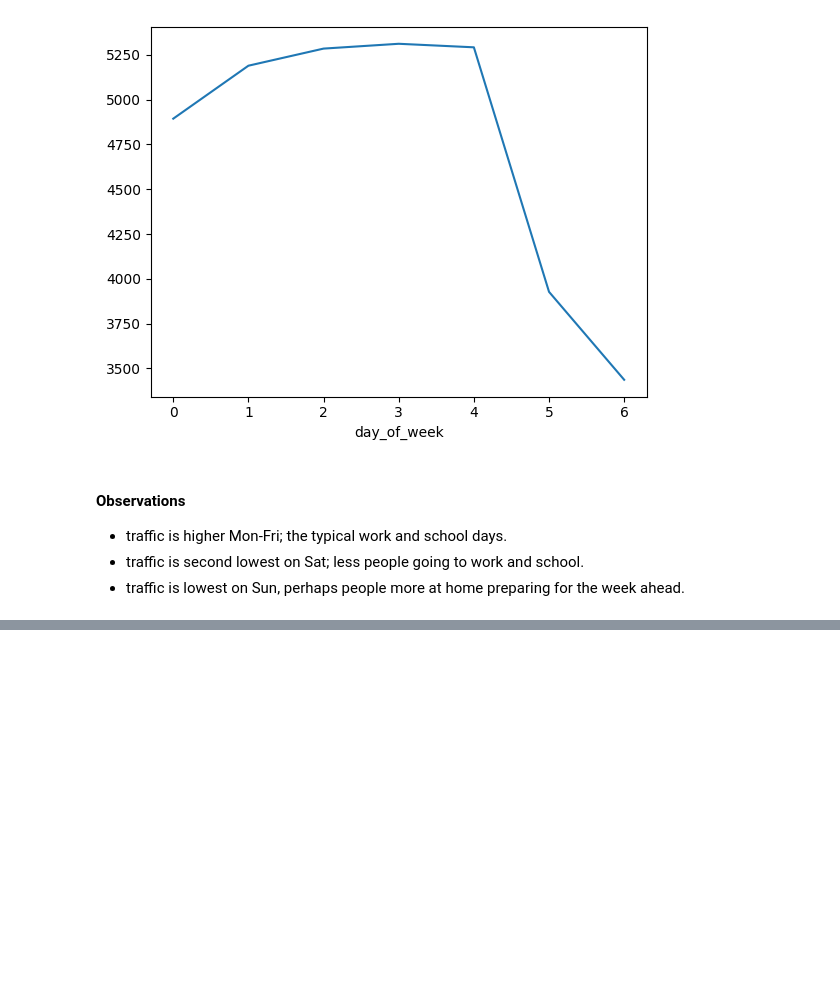
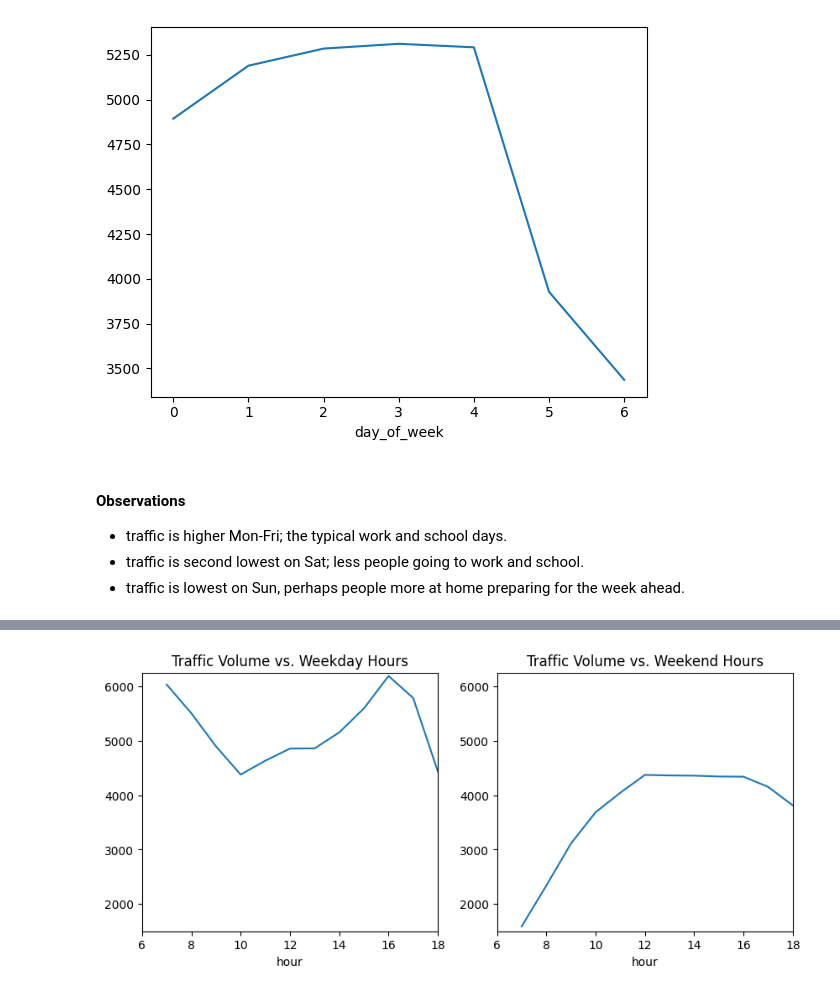
Before and after one commit to slp22/dataquest-projects, a Jupyter notebook: 2_2_dataquest-interstate-traffic-volume.ipynb, the cells around one changed output, grey strips where cells are left out. Drawn from its saved outputs; the diff is of its cells as text; code cells hidden in the pictures; blank space fills up the shorter version.

Commit message:
7 time indicators (part 3)

```diff
--- a/2_2_dataquest-interstate-traffic-volume.ipynb
+++ b/2_2_dataquest-interstate-traffic-volume.ipynb
@@ -305,0 +308,15 @@ plt.show()
+# %%
+# look at data by time of day
+# split data: weekday or weekend
+# 4=Fri 5=Sat
+
+day['hour'] = day['date_time'].dt.hour
+weekday = day.copy()[day['day_of_week'] <= 4]
+weekend = day.copy()[day['day_of_week'] >= 5]
+
+by_hour_weekday = weekday.groupby('hour').mean(numeric_only=True)
+by_hour_weekend = weekend.groupby('hour').mean(numeric_only=True)
+
+print('weekday', by_hour_weekday['traffic_volume'])
+print('\n')
+print('weekend', by_hour_weekend['traffic_volume'])
@@ -305,0 +341,19 @@ plt.show()
+# %%
+# plot weekday hours and weekend hours on grid chart
+
+plt.figure(figsize=(10,4))
+
+plt.subplot(1,2,1)
+by_hour_weekday['traffic_volume'].plot.line()
+plt.title('Traffic Volume vs. Weekday Hours')
+plt.xlim(6,18)
+plt.ylim(1500, 6250)
+
+plt.subplot(1,2,2)
+by_hour_weekend['traffic_volume'].plot.line()
+plt.title('Traffic Volume vs. Weekend Hours')
+plt.xlim(6,18)
+plt.ylim(1500, 6250)
+plt.show()
+# %% [output]
+[figure, added]
```
Also changed, not shown: parts of 3 cells of this notebook.
